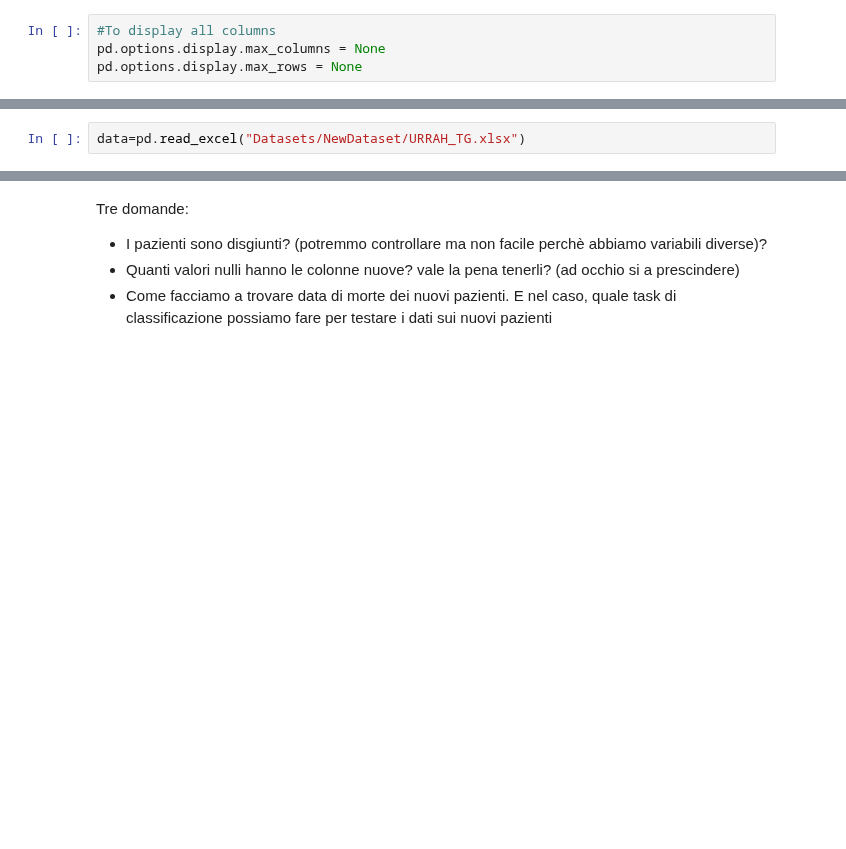
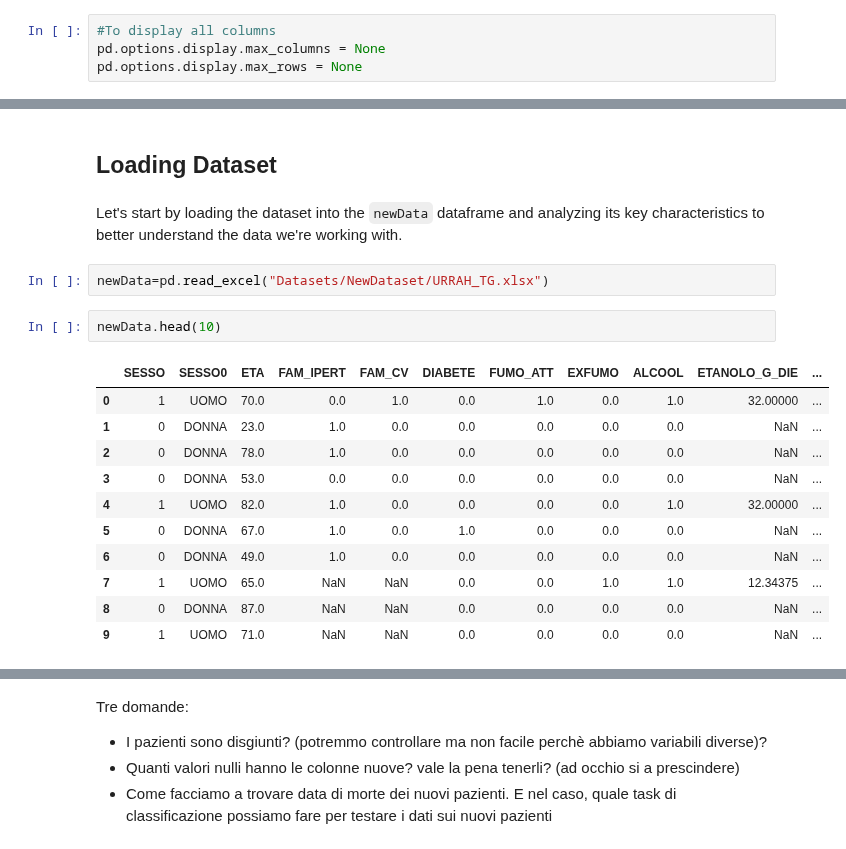
Before and after one commit to davide-marchi/clinical-data-encoding, a Jupyter notebook: cleaningNewDataset.ipynb, the cells around one changed output, grey strips where cells are left out. Drawn from its saved outputs; the diff is of its cells as text; blank space fills up the shorter version.

Commit message:
update analisys of newData

```diff
--- a/cleaningNewDataset.ipynb
+++ b/cleaningNewDataset.ipynb
@@ -9,2 +155,20 @@ pd.options.display.max_rows = None
+# %% [markdown]
+## Loading Dataset
+# %% [markdown]
+Let's start by loading the dataset into the `newData` dataframe and analyzing its key characteristics to better understand the data we're working with.
 # %%
-data=pd.read_excel("Datasets/NewDataset/URRAH_TG.xlsx")
+newData=pd.read_excel("Datasets/NewDataset/URRAH_TG.xlsx")
+# %%
+newData.head(10)
+# %% [output]
+|  | SESSO | SESSO0 | ETA | FAM_IPERT | FAM_CV | DIABETE | FUMO_ATT | EXFUMO | ALCOOL | ETANOLO_G_DIE | ... |
+| 0 | 1 | UOMO | 70.0 | 0.0 | 1.0 | 0.0 | 1.0 | 0.0 | 1.0 | 32.00000 | ... |
+| 1 | 0 | DONNA | 23.0 | 1.0 | 0.0 | 0.0 | 0.0 | 0.0 | 0.0 | NaN | ... |
+| 2 | 0 | DONNA | 78.0 | 1.0 | 0.0 | 0.0 | 0.0 | 0.0 | 0.0 | NaN | ... |
+| 3 | 0 | DONNA | 53.0 | 0.0 | 0.0 | 0.0 | 0.0 | 0.0 | 0.0 | NaN | ... |
+| 4 | 1 | UOMO | 82.0 | 1.0 | 0.0 | 0.0 | 0.0 | 0.0 | 1.0 | 32.00000 | ... |
+| 5 | 0 | DONNA | 67.0 | 1.0 | 0.0 | 1.0 | 0.0 | 0.0 | 0.0 | NaN | ... |
+| 6 | 0 | DONNA | 49.0 | 1.0 | 0.0 | 0.0 | 0.0 | 0.0 | 0.0 | NaN | ... |
+| 7 | 1 | UOMO | 65.0 | NaN | NaN | 0.0 | 0.0 | 1.0 | 1.0 | 12.34375 | ... |
+| 8 | 0 | DONNA | 87.0 | NaN | NaN | 0.0 | 0.0 | 0.0 | 0.0 | NaN | ... |
+| 9 | 1 | UOMO | 71.0 | NaN | NaN | 0.0 | 0.0 | 0.0 | 0.0 | NaN | ... |
```
Also changed, not shown: parts of 51 cells of this notebook.
